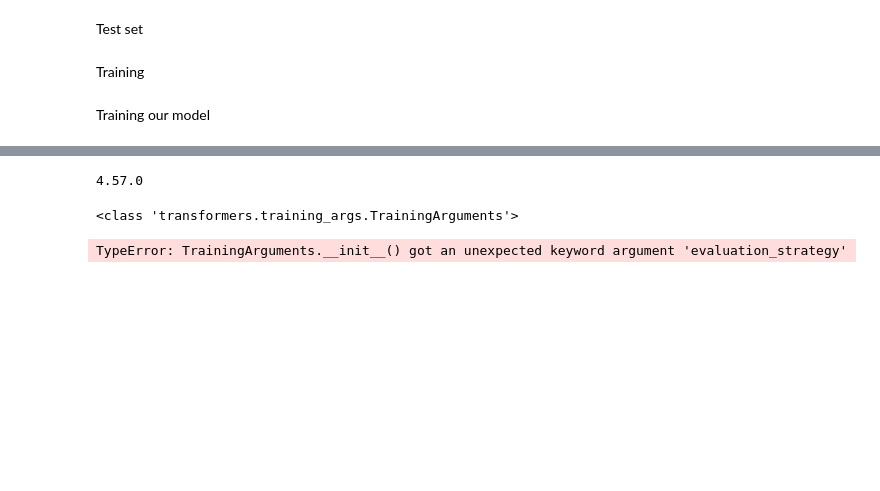
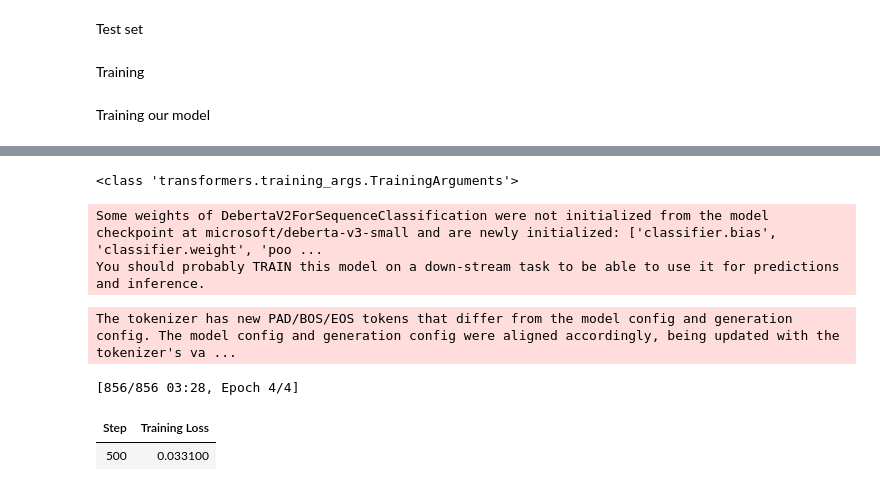
Before and after one commit to veeneet-ai-cloud/AI-Learning, a Jupyter notebook: PracticalDeepLearningforCodersUsingFastai/lesson4.ipynb, the cells around one changed output, grey strips where cells are left out. Saved outputs shown, nothing was run; the diff lists cells and outputs as text; code cells hidden in the pictures; blank space fills up the shorter version.

```diff
--- a/PracticalDeepLearningforCodersUsingFastai/lesson4.ipynb
+++ b/PracticalDeepLearningforCodersUsingFastai/lesson4.ipynb
@@ -279,6 +279,10 @@ eval_ds = Dataset.from_pandas(eval_df).map(tok_func, batched=True)
 Training
 # %% [markdown]
 Training our model
+# %%
+def corr(x,y): return np.corrcoef(x,y)[0][1]
 # %%
 # !pip uninstall -y transformers accelerate trl peft
 # !pip install transformers==4.57.0 accelerate
+
+def corr_d(eval_pred): return {'pearson': corr(*eval_pred)}
@@ -308,10 +294,6 @@ bs = 128
 epochs = 4
 # %%
 lr = 8e-5
-# %%
-print(transformers.__version__)
-# %% [output]
-4.57.0
 # %%
 print(TrainingArguments)
 # %% [output]
@@ -323,12 +305,24 @@ args = TrainingArguments(
     warmup_ratio=0.1,
     lr_scheduler_type='cosine',
     fp16=True,
-    evaluation_strategy="epoch",  # evaluates at the end of each epoch
+    # evaluation_strategy="epoch",  # evaluates at the end of each epoch
     per_device_train_batch_size=bs,
     per_device_eval_batch_size=bs * 2,
     num_train_epochs=epochs,
     weight_decay=0.01,
     report_to='none'  # disables logging to external services like WandB
 )
-# %% [output]
-TypeError: TrainingArguments.__init__() got an unexpected keyword argument 'evaluation_strategy'
+# %%
+model = AutoModelForSequenceClassification.from_pretrained(model_nm, num_labels=1)
+trainer = Trainer(model, args, train_dataset=dds['train'], eval_dataset=dds['test'],
+                  tokenizer=tokz, compute_metrics=corr_d)
+# %% [output]
+Some weights of DebertaV2ForSequenceClassification were not initialized from the model checkpoint at microsoft/deberta-v3-small and are newly initialized: ['classifier.bias', 'classifier.weight', 'poo ...
+You should probably TRAIN this model on a down-stream task to be able to use it for predictions and inference.
+# %%
+trainer.train();
+# %% [output]
+The tokenizer has new PAD/BOS/EOS tokens that differ from the model config and generation config. The model config and generation config were aligned accordingly, being updated with the tokenizer's va ...
+[856/856 03:28, Epoch 4/4]
+| Step | Training Loss |
+| 500 | 0.033100 |
```
Also changed, not shown: parts of 6 cells of this notebook.
